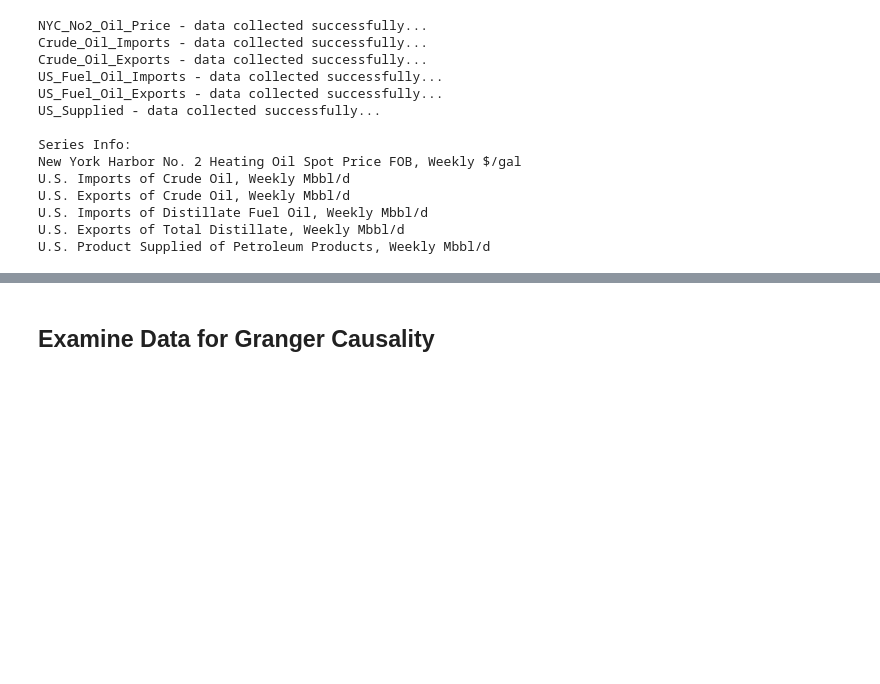
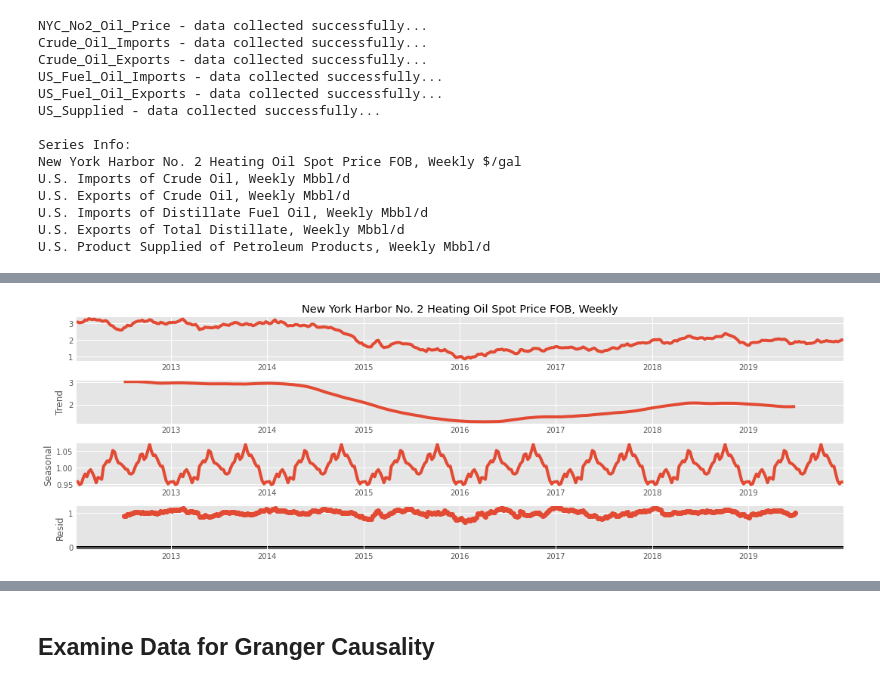
Before and after one commit to jgalloway42/NYC_No2_Diesel_Price_Forecast, a Jupyter notebook: NYC_No2_Diesel_Forecast.ipynb, the cells around one changed output, grey strips where cells are left out. Cells and saved outputs as stored; diff of their text form; code cells hidden in the pictures; blank space fills up the shorter version.

```diff
--- a/NYC_No2_Diesel_Forecast.ipynb
+++ b/NYC_No2_Diesel_Forecast.ipynb
@@ -250,0 +256,5 @@ _=df.plot(subplots = True,legend = True, figsize = (15,15))
+# %%
+sdm = seasonal_decompose(train_df[df.columns[0]].loc[:'2019'],model='mult', period = 52)
+_=sdm.plot()
+# %% [output]
+[figure, added]
```
Also changed, not shown: parts of 51 cells of this notebook.
